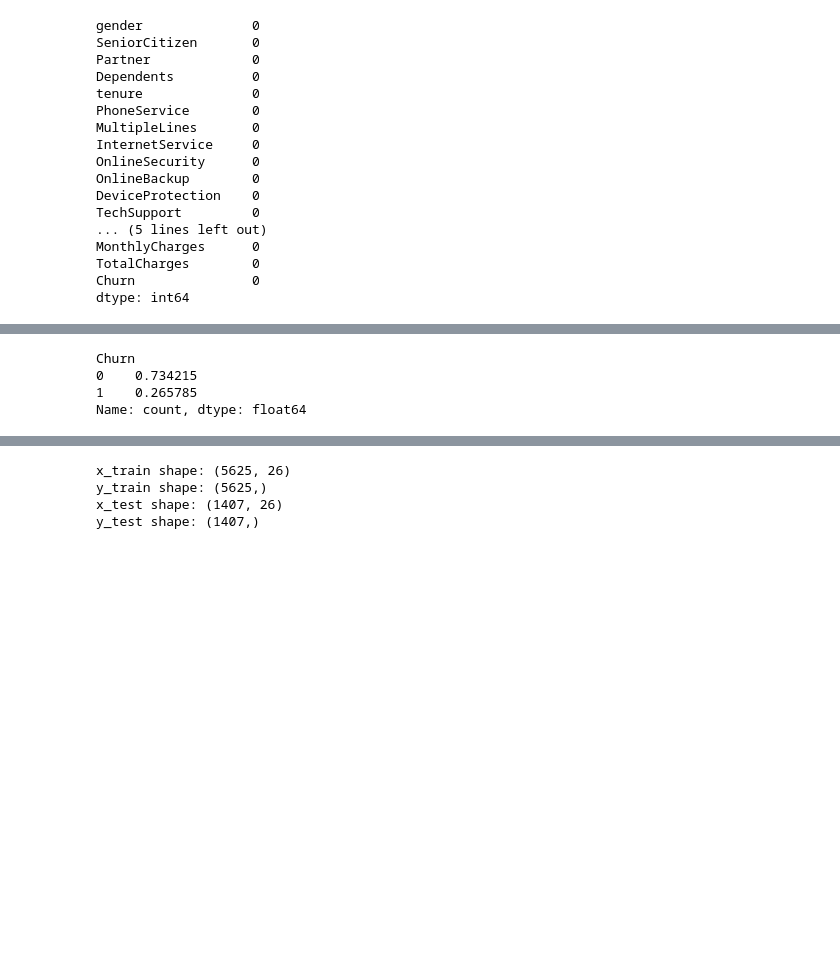
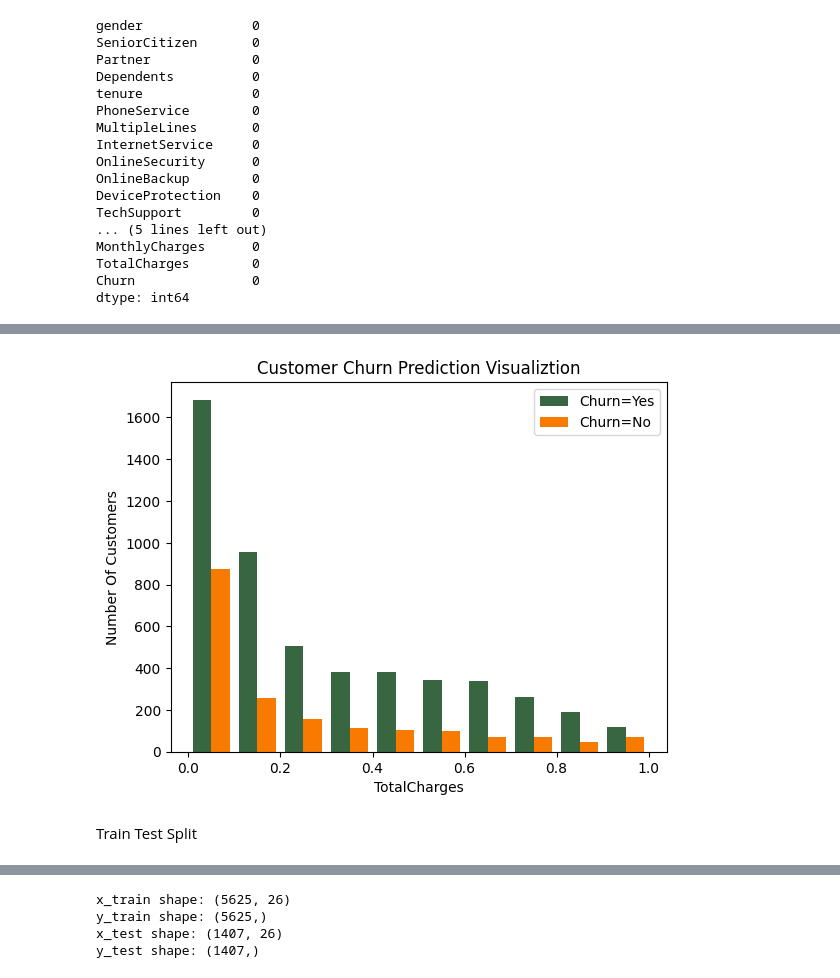
Before and after one commit to fateme-Hajighasemi/telecom-customer-churn-classification-, a Jupyter notebook: telecom-customer-churn.ipynb, the cells around one changed output, grey strips where cells are left out. Cells and saved outputs as stored; diff of their text form; code cells hidden in the pictures; blank space fills up the shorter version.

Commit message:
Update telecom-customer-churn.ipynb
change notebook

```diff
--- a/telecom-customer-churn.ipynb
+++ b/telecom-customer-churn.ipynb
@@ -151,4 +128 @@ PaymentMethod :['Electronic check' 'Mailed check' 'Bank transfer (automatic)'
 Churn :['No' 'Yes']
-# %%
-df.replace('No phone service' , 'No' , inplace=True)
-df.replace('No internet service' , 'No' , inplace=True)
@@ -155,3 +131,9 @@ df.replace('No internet service' , 'No' , inplace=True)
+# %%
+# convert to numeric
+df['TotalCharges'] = pd.to_numeric(df['TotalCharges'], errors='coerce')
+df.dropna(inplace=True) # drop NaN
+
+df.replace(['No phone service', 'No internet service'], 'No', inplace=True)
 # %%
 print_unique(df)
 # %% [output]
@@ -262,0 +195,3 @@ df[cols_to_scale] = scaler.fit_transform(df[cols_to_scale])
+# %%
+tenure_churn_no = df[df['Churn'] == 0].tenure
+tenure_churn_yes = df[df['Churn'] == 1].tenure
@@ -263,3 +222,18 @@ df[cols_to_scale] = scaler.fit_transform(df[cols_to_scale])
+# %%
+TotalCharges_churn_no = df[df['Churn'] == 0].TotalCharges
+TotalCharges_churn_yes = df[df['Churn'] == 1].TotalCharges
+# %%
+# Compare TotalCharges distribution between churned vs. retained customers
+plt.hist([TotalCharges_churn_no , tenure_churn_yes], color=['#386641' , '#F97A00'], label=['Churn=Yes','Churn=No'])
+plt.xlabel('TotalCharges')
+plt.ylabel("Number Of Customers")
+plt.title("Customer Churn Prediction Visualiztion")
+plt.legend()
+plt.show()
+# %% [output]
+[figure, added]
+# %% [markdown]
+Train Test Split
 # %%
 x = df.drop(columns='Churn' , axis=1)
 y = df['Churn']
@@ -270,7 +240,0 @@ x_train , x_test , y_train , y_test = train_test_split(x , y ,test_size=0.2, ran
-# %%
-y.value_counts()/(y.count())
-# %% [output]
-Churn
-0    0.734215
-1    0.265785
-Name: count, dtype: float64
```
Also changed, not shown: parts of 92 cells of this notebook.
